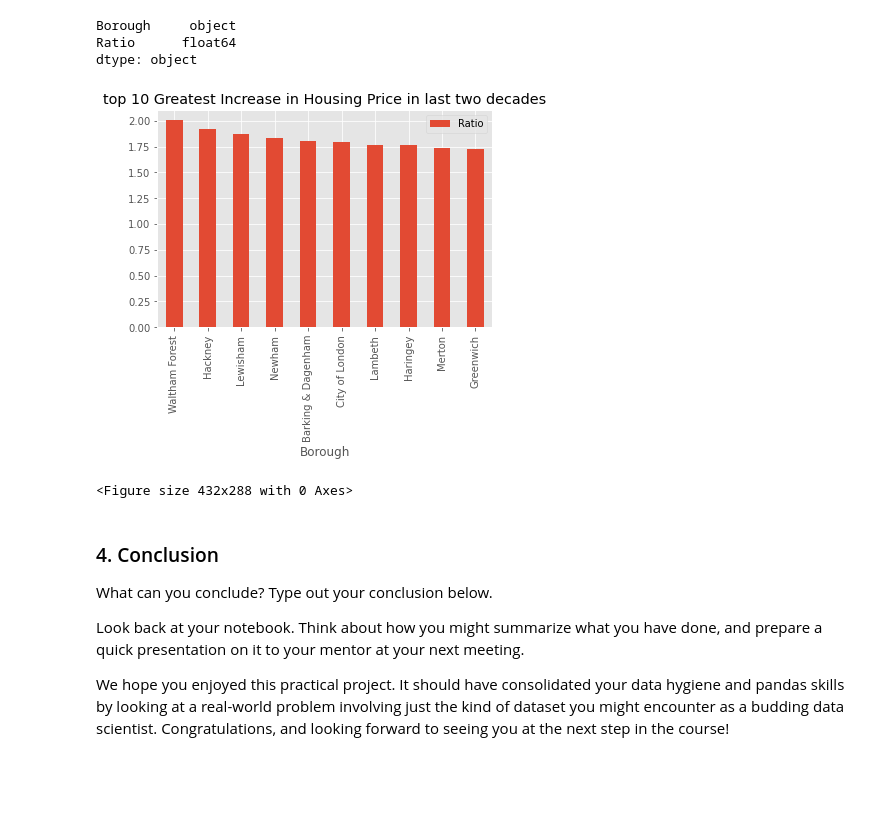
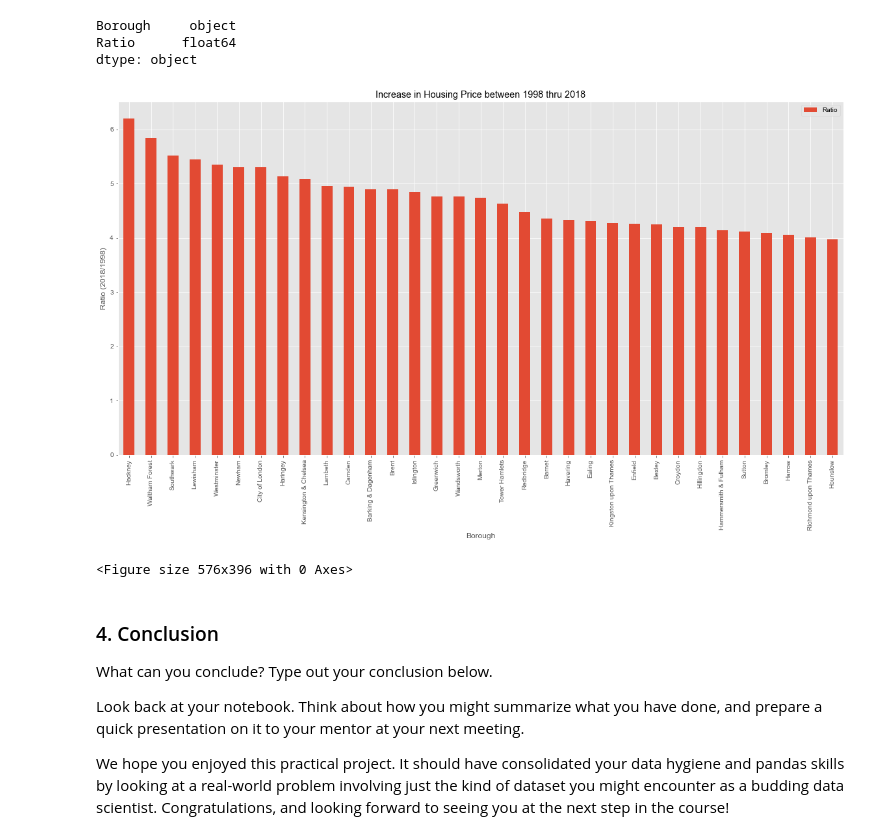
Before and after one commit to Erik1120/SpringboardProject, a Jupyter notebook: Case_Study-London_Housing.ipynb, the cells around one changed output. Saved outputs shown, nothing was run; the diff lists cells and outputs as text; code cells hidden in the pictures; blank space fills up the shorter version.

Commit message:
London Housing: Final

```diff
--- a/Case_Study-London_Housing.ipynb
+++ b/Case_Study-London_Housing.ipynb
@@ -274,3 +270,17 @@ dtype: object
  'NORTH EAST' 'NORTH WEST' 'YORKS & THE HUMBER' 'EAST MIDLANDS'
  'WEST MIDLANDS' 'EAST OF ENGLAND' 'LONDON' 'SOUTH EAST' 'SOUTH WEST'
  'Unnamed: 47' 'England']
+# %%
+# A list of non-boroughs.
+nonBoroughs = ['Inner London', 'Outer London',
+               'NORTH EAST', 'NORTH WEST', 'YORKS & THE HUMBER',
+               'EAST MIDLANDS', 'WEST MIDLANDS',
+              'EAST OF ENGLAND', 'LONDON', 'SOUTH EAST',
+              'SOUTH WEST', 'England', 'Unnamed: 34', 'Unnamed: 37', 'Unnamed: 47']
+
+# Remove non-boroughs
+p_melt = p_melt[~p_melt['Borough'].isin(nonBoroughs)]
+# Using copy to get rid of 'SettingWithCopyWarning' while adding Year column
+df = p_melt.copy()
+print(df.info())
+print(df.isnull().sum())
@@ -376,2 +383,0 @@ Name: (Barnet, 1995), dtype: float64
-# %%
-price_mean.reset_index(inplace=True)
@@ -420,7 +407,7 @@ Bear in mind: you don't have to write a function like this if you don't want to.
 # %%
 ratio = dict()
 for v in df['Borough'].unique():
-    ratio[v] = float(price_mean.loc[v, 2020] / price_mean.loc[v, 2010])
+    ratio[v] = float(price_mean.loc[v, 2018] / price_mean.loc[v, 1998])
 
 dfg = pd.DataFrame.from_dict(ratio, orient='index')
 # %%
@@ -438,11 +424,11 @@ top10 = dfg.head(10)
 # %%
-top10.plot(x='Borough', y='Ratio', title='top 10 Greatest Increase in Housing Price in last two decades', kind='bar')
-plt.style.use('ggplot')
+dfg.plot(x='Borough', y='Ratio', ylabel='Ratio (2018/1998)', title='Increase in Housing Price between 1998 thru 2018', kind='bar', figsize=(20, 10))
+plt.style.use('seaborn')
 plt.show()
 plt.clf()
 # %% [output]
-[figure, old version]
+[figure, new version]
-<Figure size 432x288 with 0 Axes>
+<Figure size 576x396 with 0 Axes>
 # %% [markdown]
 ### 4. Conclusion
 What can you conclude? Type out your conclusion below.
```
Also changed, not shown: parts of 15 cells of this notebook.
